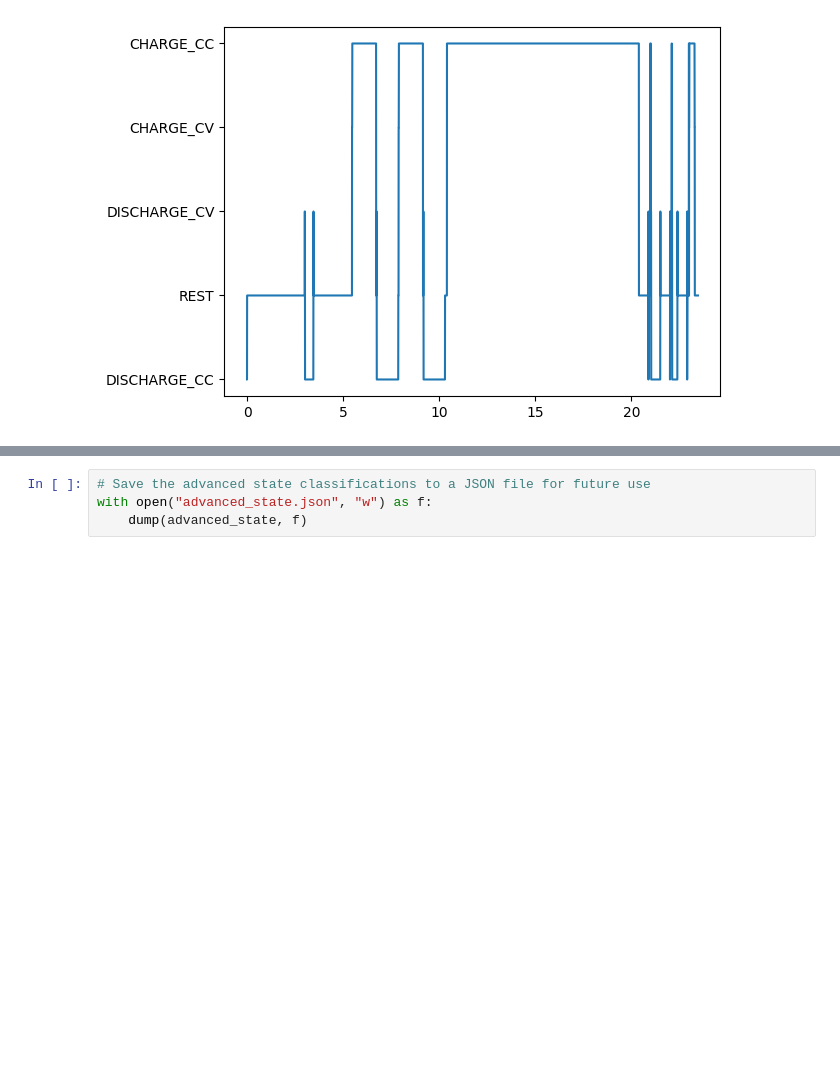
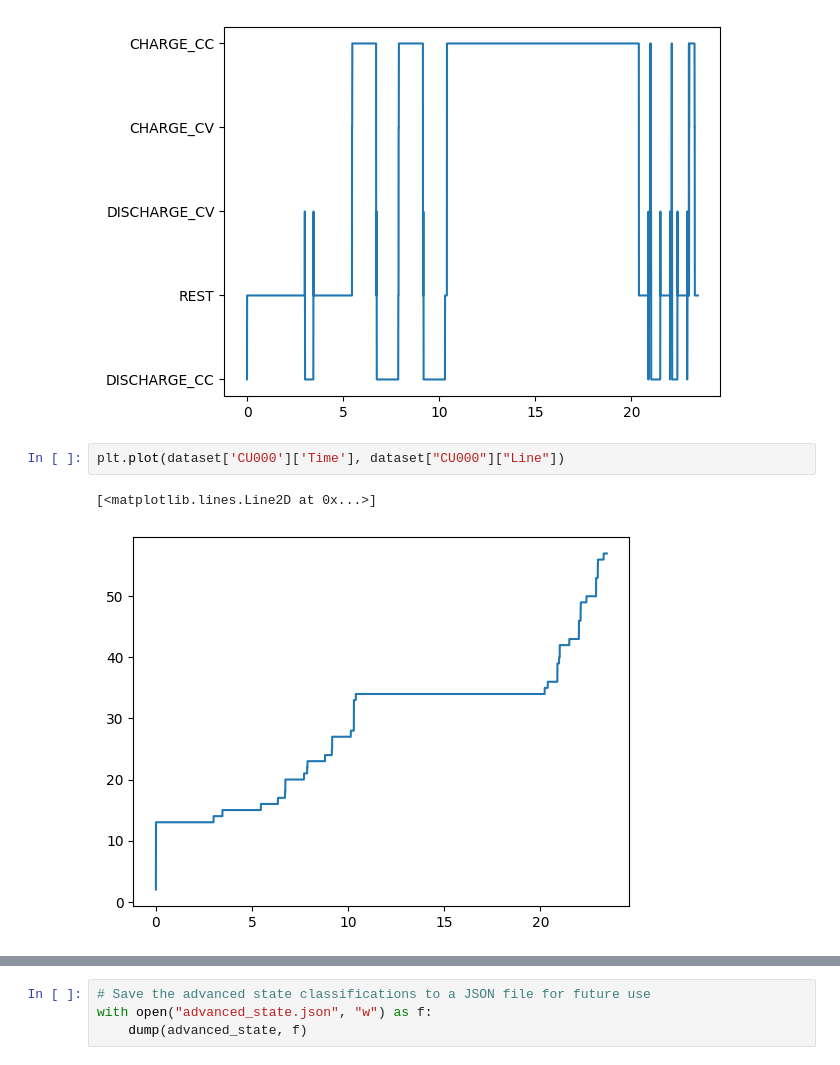
Before and after one commit to gsscala/star_dataset, a Jupyter notebook: generalized_cell_state_dataset5/advanced_cell_state/20250826-gss-add_fields.ipynb, the cells around one changed output, grey strips where cells are left out. Saved outputs shown, nothing was run; the diff lists cells and outputs as text; blank space fills up the shorter version.

```diff
--- a/generalized_cell_state_dataset5/advanced_cell_state/20250826-gss-add_fields.ipynb
+++ b/generalized_cell_state_dataset5/advanced_cell_state/20250826-gss-add_fields.ipynb
@@ -68,3 +68,8 @@ plt.plot(dataset["CU000"]["Time"], advanced_state["CU000"])
 # %% [output]
 [<matplotlib.lines.Line2D at 0x...>]
 [figure]
+# %%
+plt.plot(dataset['CU000']['Time'], dataset["CU000"]["Line"])
+# %% [output]
+[<matplotlib.lines.Line2D at 0x...>]
+[figure, added]
```
Also changed, not shown: parts of 2 cells of this notebook, 1 other file.
